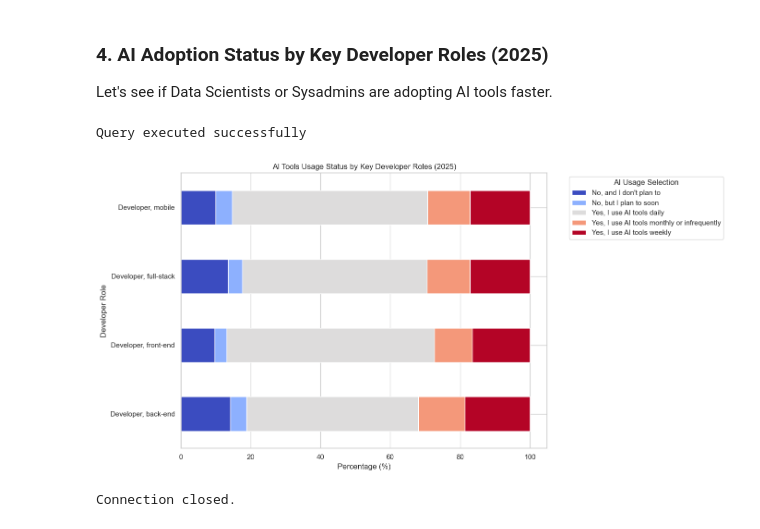
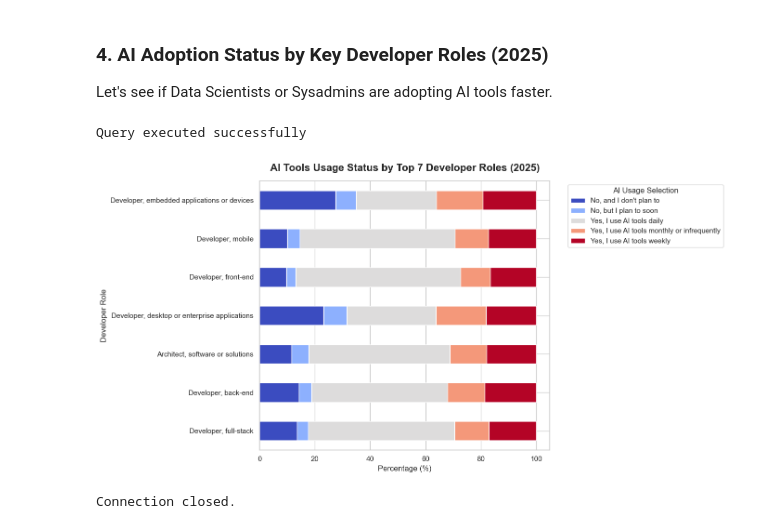
Before and after one commit to AyushRawat-ghost/Stack-Over-Flow-Survey-Data-Engineering-Project, a Jupyter notebook: Exploratory Data Analysis/05_ai_adoption_and_sentiment.ipynb, the cells around one changed output. Drawn from its saved outputs; the diff is of its cells as text; code cells hidden in the pictures.

```diff
--- a/Exploratory Data Analysis/05_ai_adoption_and_sentiment.ipynb
+++ b/Exploratory Data Analysis/05_ai_adoption_and_sentiment.ipynb
@@ -164,37 +243,42 @@ Let's see if Data Scientists or Sysadmins are adopting AI tools faster.
 # %%
 role_ai_query = """
 SELECT
     role.DevType_Clean AS DevRole,
     o.AISelect AS AI_Usage_Select,
     COUNT(DISTINCT f.ResponseKey) AS Count
 FROM Snowflake.Fact_Survey_Core f
 JOIN Snowflake.Bridge_DevType_Clean role ON f.ResponseKey = role.ResponseKey
 JOIN Snowflake.Dim_AICentral c ON f.Dim_AICentralID = c.Dim_AICentralID
 JOIN Snowflake.Dim_AIOpinions o ON c.Dim_AIOpinionsID = o.Dim_AIOpinionsID
 WHERE YEAR(f.SurveyYear) = 2025
   AND o.AISelect IS NOT NULL AND o.AISelect <> 'Unknown' AND o.AISelect <> ''
-  AND role.DevType_Clean IN ('Developer, full-stack', 'Developer, back-end', 'Developer, front-end', 'Data scientist or machine learning specialist', 'Developer, mobile', 'DevOps specialist')
+  AND role.DevType_Clean NOT IN ('Other (please specify):', 'Student')
 GROUP BY role.DevType_Clean, o.AISelect;
 """
 df_role_ai = db.read_query(role_ai_query)
 
 if df_role_ai is not None and not df_role_ai.empty:
-    df_role_pivot = df_role_ai.pivot(index='DevRole', columns='AI_Usage_Select', values='Count').fillna(0)
+    top_7_roles = df_role_ai.groupby('DevRole')['Count'].sum().nlargest(7).index
+    df_role_ai_filtered = df_role_ai[df_role_ai['DevRole'].isin(top_7_roles)].copy()
+
+    df_role_pivot = df_role_ai_filtered.pivot(index='DevRole', columns='AI_Usage_Select', values='Count').fillna(0)
+    df_role_pivot = df_role_pivot.loc[top_7_roles]
+
     df_role_pct = df_role_pivot.div(df_role_pivot.sum(axis=1), axis=0) * 100
 
     df_role_pct.plot(kind='barh', stacked=True, figsize=(14, 7), colormap='coolwarm')
-    plt.title('AI Tools Usage Status by Key Developer Roles (2025)')
-    plt.xlabel('Percentage (%)')
-    plt.ylabel('Developer Role')
+    plt.title('AI Tools Usage Status by Top 7 Developer Roles (2025)', fontsize=16, fontweight='bold', pad=15)
+    plt.xlabel('Percentage (%)', fontsize=12)
+    plt.ylabel('Developer Role', fontsize=12)
     plt.legend(title='AI Usage Selection', bbox_to_anchor=(1.05, 1), loc='upper left')
     plt.tight_layout()
     plt.savefig(os.path.join(images_dir, '05_ai_adoption_by_role.png'), dpi=300)
     plt.show()
 else:
     print("No role/AI data available.")
 # %% [output]
 Query executed successfully
-[figure, old version]
+[figure, new version]
 # %%
 db.close()
 # %% [output]
```
Also changed, not shown: parts of 6 cells of this notebook, 36 other files.
